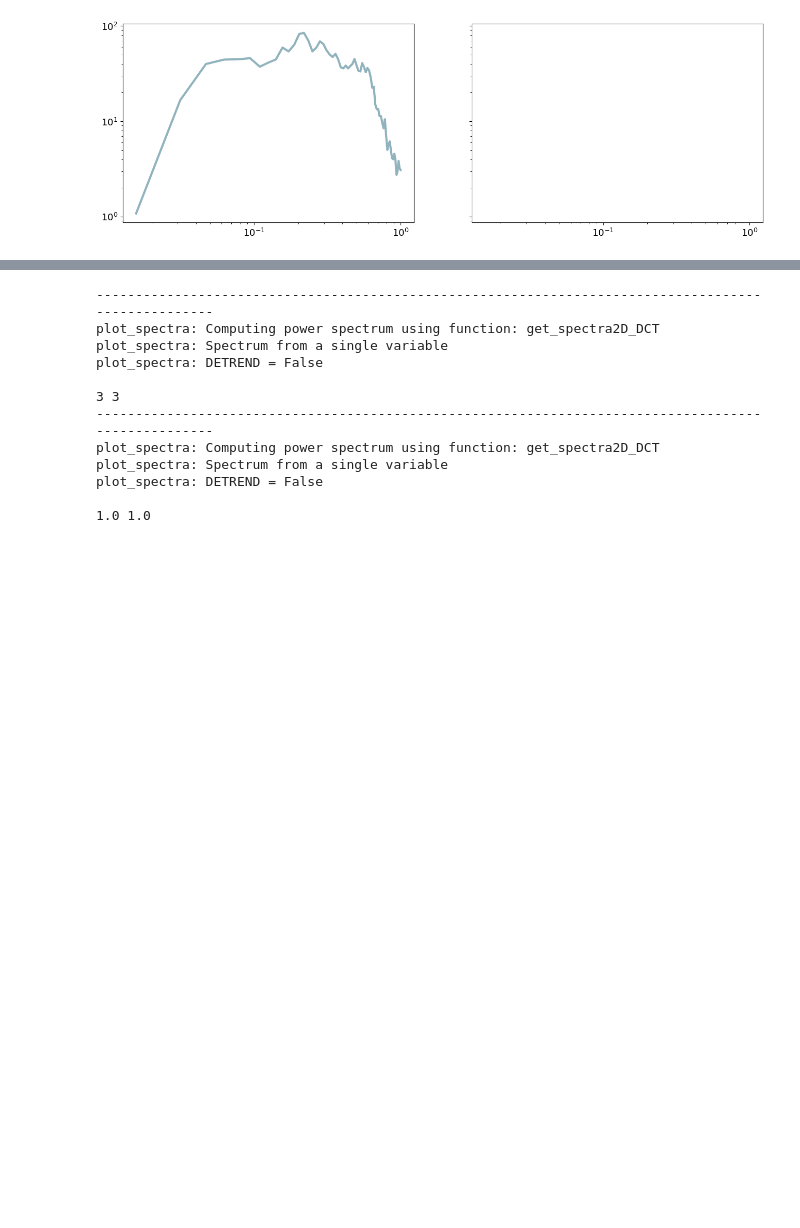
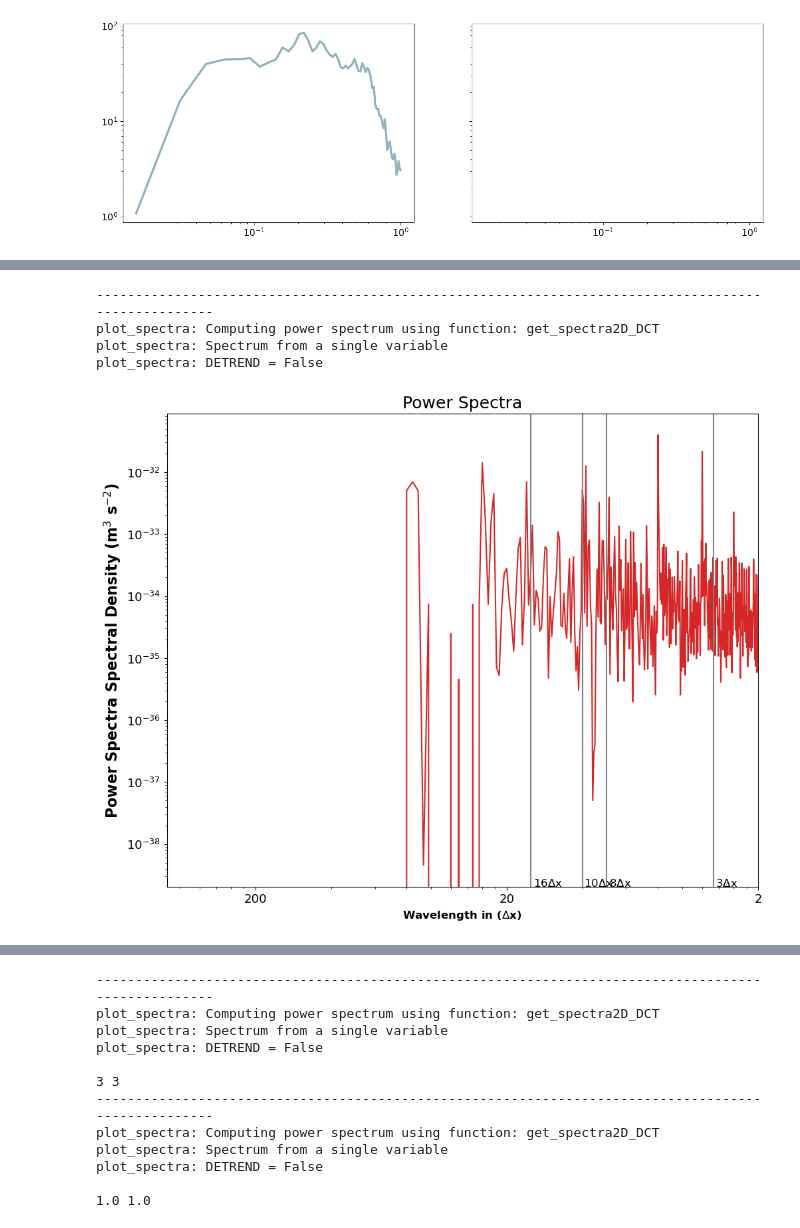
Before and after one commit to jessmcd/CM1_LETKF_2025, a Jupyter notebook: NatureRunProcessing.ipynb, the cells around one changed output, grey strips where cells are left out. Saved outputs shown, nothing was run; the diff lists cells and outputs as text; code cells hidden in the pictures; blank space fills up the shorter version.

```diff
--- a/NatureRunProcessing.ipynb
+++ b/NatureRunProcessing.ipynb
@@ -51,0 +95,13 @@ class HiddenPrints:
+# %%
+exp = 'C3_5L09_R0'
+fcst = ''
+
+fpath=os.path.join('/work/jessica.mcdonald/CM1_LETKF_2025/experiments/',exp, fcst)
+
+#times = [dt.datetime.strptime(str(pd.to_datetime(t)),'%Y-%m-%d %H:%M:%S') for t in np.unique(all_mem.time)]
+ds = xr.open_dataset('/work/jessica.mcdonald/CM1_LETKF_2025/experiments/Processed_VerificationVars.nc')
+ds = ds.rename({'UH2-5km':"UH_2-5km"})
+times_NR = [dt.datetime.strptime(str(pd.to_datetime(t)),'%Y-%m-%d %H:%M:%S') for t in ds.dates.values]
+ds.close()
+
+xh, yh = np.meshgrid(ds.xh.values, ds.yh.values)
@@ -337,7 +481,7 @@ for i, vi in enumerate(['w', 'wa']):
 # %% [markdown]
 # Raymond Filter and Spectral Analysis Testing
 # %%
-ds = xr.open_dataset('/work/jessica.mcdonald/scratch_link/NR_500m_may8/Full_Verification_variables.nc')
+ds = xr.open_dataset('/work/jessica.mcdonald/scratch_link/extra_NR_500m_may8/Full_Verification_variables.nc')
 
 zi = findnearest(ds.zh,1)
 ti = 140
@@ -349,9 +493,9 @@ dbz = ds['dbz'][ti,zi,:,:].values
 print(ds.dates[ti].values)
 
 
-ds = xr.open_dataset('/work/jessica.mcdonald/scratch_link/NR_500m_may8/Processed_VerificationVars.nc')
+ds = xr.open_dataset('/work/jessica.mcdonald/scratch_link/extra_NR_500m_may8/Processed_VerificationVars.nc')
 zi = findnearest(ds.zh,1)
-ti = 140
+#ti = 140
 print(ds.dates[ti].values)
 
 xg,yg,zg = ds.xh.values, ds.yh.values,ds.zh.values
@@ -1053,0 +1278,22 @@ def plot_spectra(fld, varray = None, func = get_spectra2D_RAD, legend = None, ax
+# %%
+exps=['C10_5L09_R0', 'C3_5L09_R0','C2_5L09_R0','C1_5L09_R0']
+
+exp=exps[0]
+fpath = f'/work/jessica.mcdonald/CM1_LETKF_2025/experiments/'
+
+wtg = xr.open_dataset(f'{fpath}{exp}/balance.nc')
+
+stop = findnearest(wtg.time.values, 120)
+
+time = wtg.time.values[:stop]
+pten = wtg.divc[:stop].mean(axis=1)/100
+
+u,v = np.meshgrid(pten, pten)
+
+plot_spectra(v, varray =None, func = get_spectra2D_DCT, linecolor='C3')
+# %% [output]
+----------------------------------------------------------------------------------------------------
+plot_spectra: Computing power spectrum using function: get_spectra2D_DCT
+plot_spectra: Spectrum from a single variable
+plot_spectra: DETREND = False
+[figure, added]
```
Also changed, not shown: parts of 19 cells of this notebook, 12 other files.
